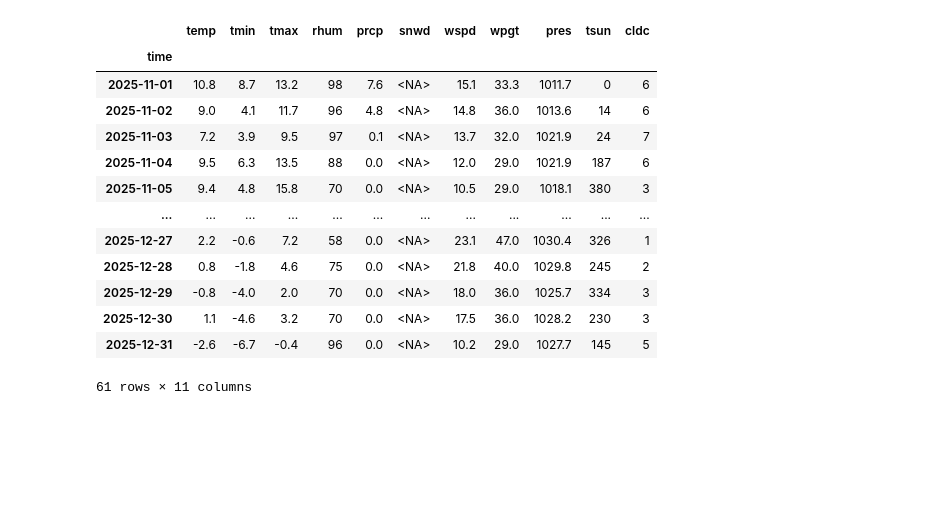
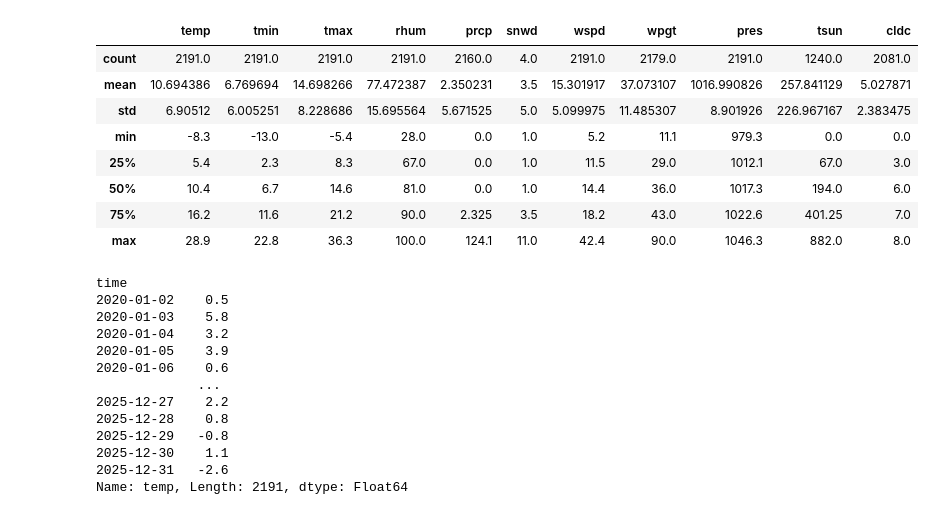
Before and after one commit to pVachev/GasOptimization, a Jupyter notebook: temperature_api.ipynb, the cells around one changed output. Cells and saved outputs as stored; diff of their text form; code cells hidden in the pictures; blank space fills up the shorter version.

```diff
--- a/temperature_api.ipynb
+++ b/temperature_api.ipynb
@@ -4,12 +4,12 @@ from datetime import date
 import meteostat as ms
 
 # Set time period
-start = date(2025, 11, 1)
+start = date(2020, 1, 2)
 end = date(2025, 12, 31)
 
 # Get daily data
 ts = ms.daily(ms.Station(id='06590'), start, end)
 df = ts.fetch()
 
+data = df["temp"]
 # Print DataFrame
-print(df['temp'])
@@ -30,17 +16,28 @@ Name: temp, Length: 61, dtype: Float64
 # %%
-df
+df.describe()
 # %% [output]
 |  | temp | tmin | tmax | rhum | prcp | snwd | wspd | wpgt | pres | tsun | cldc |
-| time |  |  |  |  |  |  |  |  |  |  |  |
-| 2025-11-01 | 10.8 | 8.7 | 13.2 | 98 | 7.6 | <NA> | 15.1 | 33.3 | 1011.7 | 0 | 6 |
-| 2025-11-02 | 9.0 | 4.1 | 11.7 | 96 | 4.8 | <NA> | 14.8 | 36.0 | 1013.6 | 14 | 6 |
-| 2025-11-03 | 7.2 | 3.9 | 9.5 | 97 | 0.1 | <NA> | 13.7 | 32.0 | 1021.9 | 24 | 7 |
-| 2025-11-04 | 9.5 | 6.3 | 13.5 | 88 | 0.0 | <NA> | 12.0 | 29.0 | 1021.9 | 187 | 6 |
-| 2025-11-05 | 9.4 | 4.8 | 15.8 | 70 | 0.0 | <NA> | 10.5 | 29.0 | 1018.1 | 380 | 3 |
-| ... | ... | ... | ... | ... | ... | ... | ... | ... | ... | ... | ... |
-| 2025-12-27 | 2.2 | -0.6 | 7.2 | 58 | 0.0 | <NA> | 23.1 | 47.0 | 1030.4 | 326 | 1 |
-| 2025-12-28 | 0.8 | -1.8 | 4.6 | 75 | 0.0 | <NA> | 21.8 | 40.0 | 1029.8 | 245 | 2 |
-| 2025-12-29 | -0.8 | -4.0 | 2.0 | 70 | 0.0 | <NA> | 18.0 | 36.0 | 1025.7 | 334 | 3 |
-| 2025-12-30 | 1.1 | -4.6 | 3.2 | 70 | 0.0 | <NA> | 17.5 | 36.0 | 1028.2 | 230 | 3 |
-| 2025-12-31 | -2.6 | -6.7 | -0.4 | 96 | 0.0 | <NA> | 10.2 | 29.0 | 1027.7 | 145 | 5 |
+| count | 2191.0 | 2191.0 | 2191.0 | 2191.0 | 2160.0 | 4.0 | 2191.0 | 2179.0 | 2191.0 | 1240.0 | 2081.0 |
+| mean | 10.694386 | 6.769694 | 14.698266 | 77.472387 | 2.350231 | 3.5 | 15.301917 | 37.073107 | 1016.990826 | 257.841129 | 5.027871 |
+| std | 6.90512 | 6.005251 | 8.228686 | 15.695564 | 5.671525 | 5.0 | 5.099975 | 11.485307 | 8.901926 | 226.967167 | 2.383475 |
+| min | -8.3 | -13.0 | -5.4 | 28.0 | 0.0 | 1.0 | 5.2 | 11.1 | 979.3 | 0.0 | 0.0 |
+| 25% | 5.4 | 2.3 | 8.3 | 67.0 | 0.0 | 1.0 | 11.5 | 29.0 | 1012.1 | 67.0 | 3.0 |
+| 50% | 10.4 | 6.7 | 14.6 | 81.0 | 0.0 | 1.0 | 14.4 | 36.0 | 1017.3 | 194.0 | 6.0 |
+| 75% | 16.2 | 11.6 | 21.2 | 90.0 | 2.325 | 3.5 | 18.2 | 43.0 | 1022.6 | 401.25 | 7.0 |
+| max | 28.9 | 22.8 | 36.3 | 100.0 | 124.1 | 11.0 | 42.4 | 90.0 | 1046.3 | 882.0 | 8.0 |
-61 rows × 11 columns
+# %%
+data
+# %% [output]
+time
+2020-01-02    0.5
+2020-01-03    5.8
+2020-01-04    3.2
+2020-01-05    3.9
+2020-01-06    0.6
+             ...
+2025-12-27    2.2
+2025-12-28    0.8
+2025-12-29   -0.8
+2025-12-30    1.1
+2025-12-31   -2.6
+Name: temp, Length: 2191, dtype: Float64
```
Also changed, not shown: parts of 1 cell of this notebook, 1 other file.
